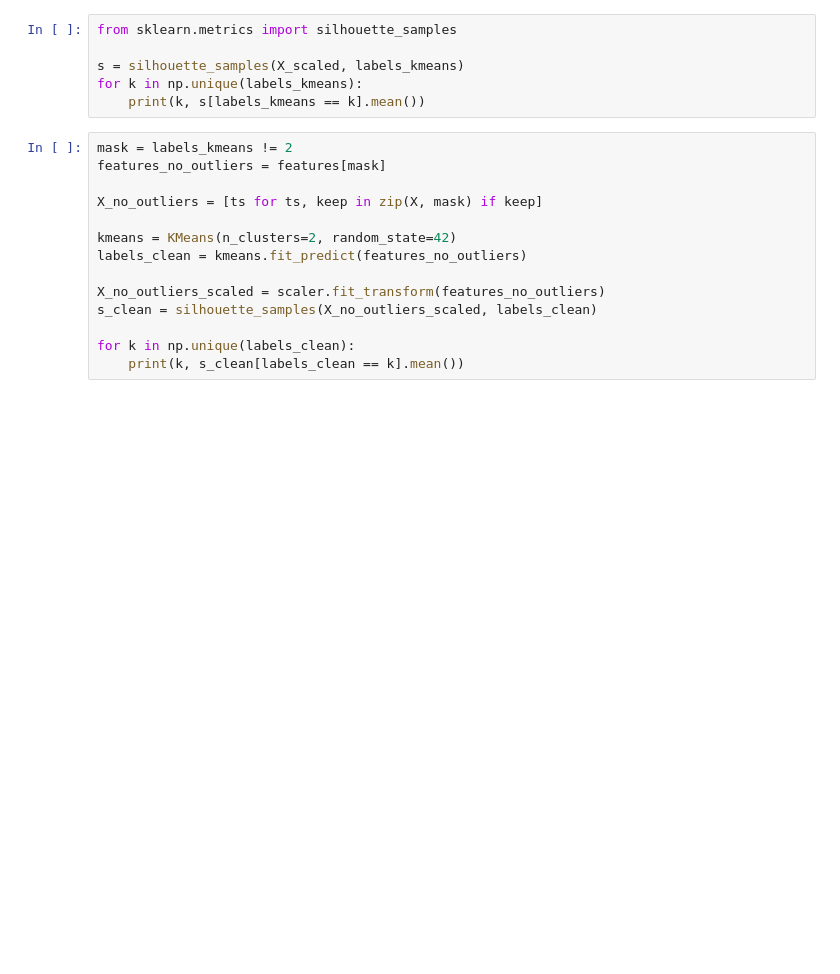
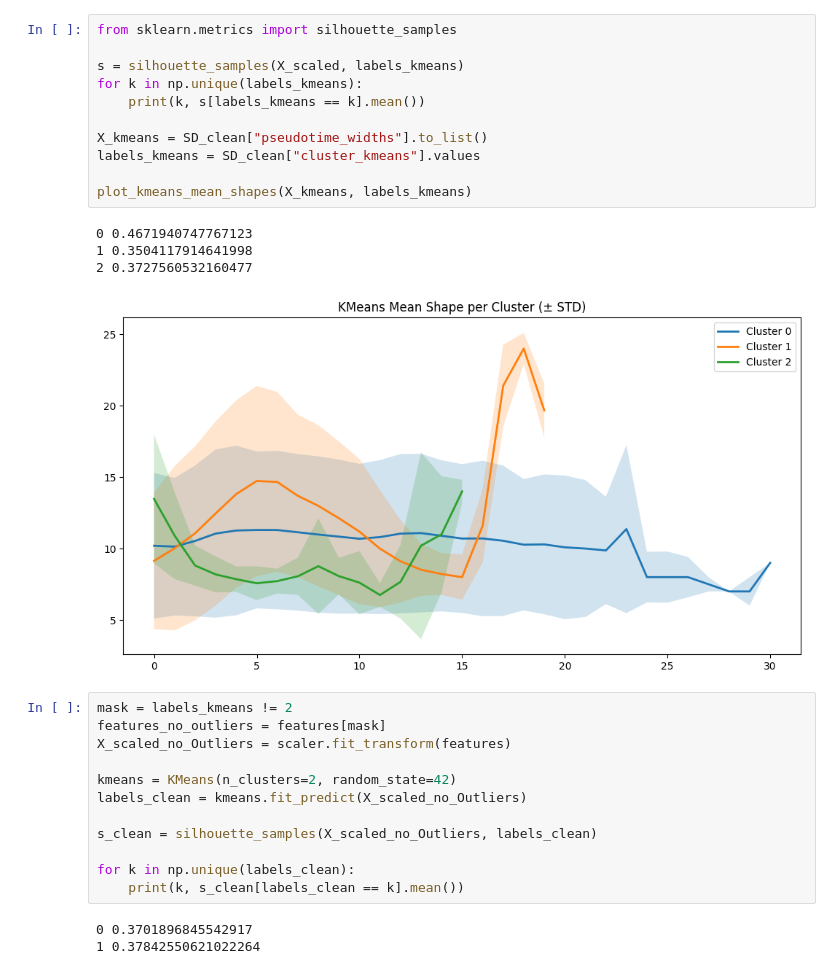
Before and after one commit to alex-sbol/pseudotime, a Jupyter notebook: pseudotime_clustering.ipynb, the cells around one changed output. Saved outputs shown, nothing was run; the diff lists cells and outputs as text; blank space fills up the shorter version.

```diff
--- a/pseudotime_clustering.ipynb
+++ b/pseudotime_clustering.ipynb
@@ -186,20 +226,31 @@ sns.heatmap(
 # %%
 from sklearn.metrics import silhouette_samples
 
 s = silhouette_samples(X_scaled, labels_kmeans)
 for k in np.unique(labels_kmeans):
     print(k, s[labels_kmeans == k].mean())
+
+X_kmeans = SD_clean["pseudotime_widths"].to_list()
+labels_kmeans = SD_clean["cluster_kmeans"].values
+
+plot_kmeans_mean_shapes(X_kmeans, labels_kmeans)
+# %% [output]
+0 0.4671940747767123
+1 0.3504117914641998
+2 0.3727560532160477
+[figure, added]
 # %%
 mask = labels_kmeans != 2
 features_no_outliers = features[mask]
-
-X_no_outliers = [ts for ts, keep in zip(X, mask) if keep]
+X_scaled_no_Outliers = scaler.fit_transform(features)
 
 kmeans = KMeans(n_clusters=2, random_state=42)
-labels_clean = kmeans.fit_predict(features_no_outliers)
+labels_clean = kmeans.fit_predict(X_scaled_no_Outliers)
 
-X_no_outliers_scaled = scaler.fit_transform(features_no_outliers)
-s_clean = silhouette_samples(X_no_outliers_scaled, labels_clean)
+s_clean = silhouette_samples(X_scaled_no_Outliers, labels_clean)
 
 for k in np.unique(labels_clean):
     print(k, s_clean[labels_clean == k].mean())
+# %% [output]
+0 0.3701896845542917
+1 0.37842550621022264
```
Also changed, not shown: parts of 24 cells of this notebook, 2 other files.
